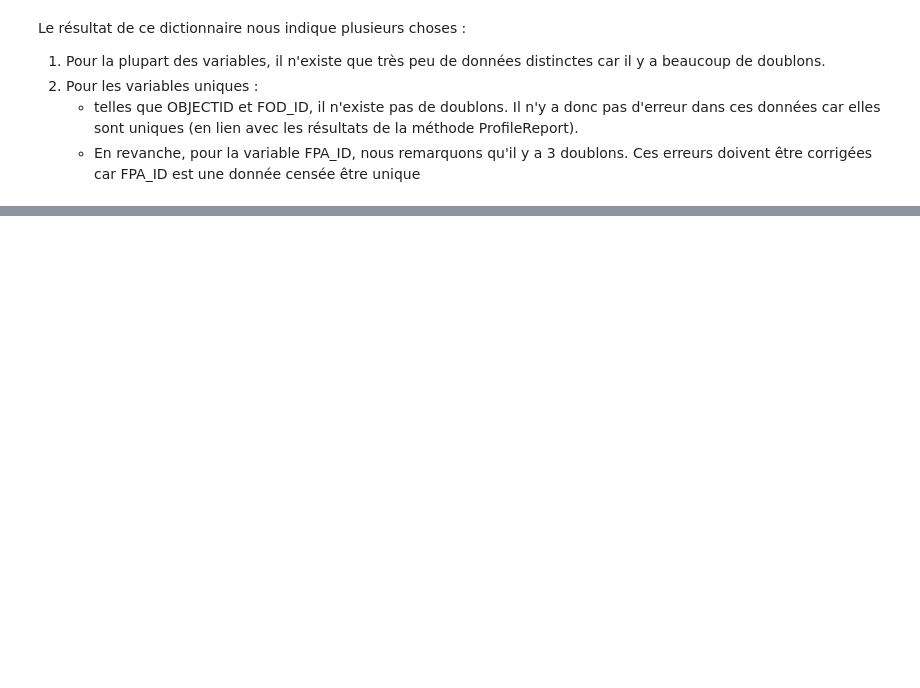
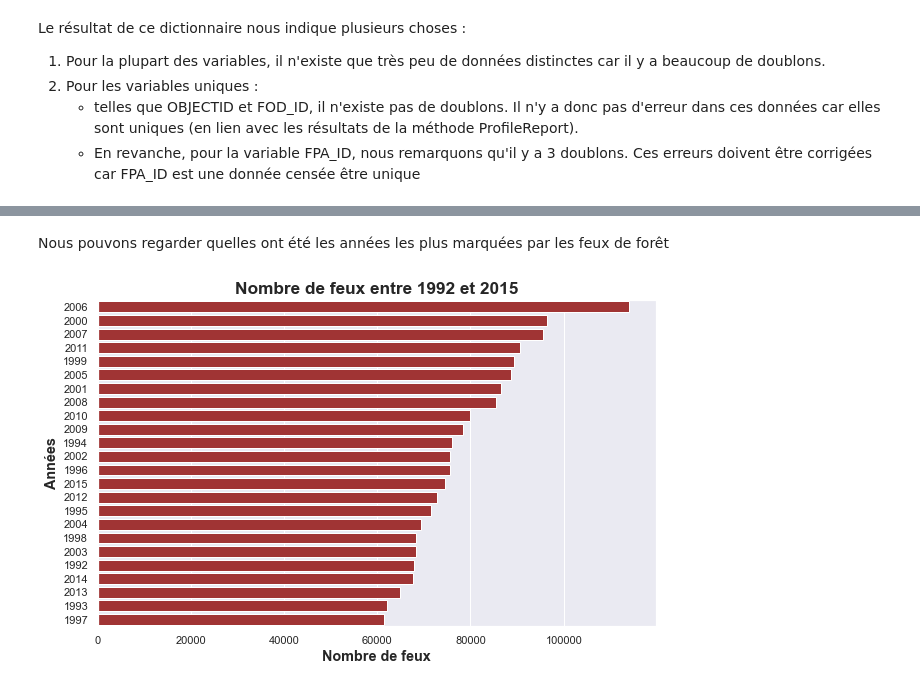
Before and after one commit to paulokmmf/Projet_DA_WILDFIRE, a Jupyter notebook: wildfire_USA.ipynb, the cells around one changed output, grey strips where cells are left out. Drawn from its saved outputs; the diff is of its cells as text; code cells hidden in the pictures; blank space fills up the shorter version.

```diff
--- a/wildfire_USA.ipynb
+++ b/wildfire_USA.ipynb
@@ -642,0 +643,12 @@ Nous pouvons avoir une idée de la couverture géographique des données en tra
+# %% [markdown]
+Nous pouvons regarder quelles ont été les années les plus marquées par les feux de forêt
+# %%
+# Création d'un graphique en barre pour connaitre le nombre de feux par années entre 1992 et 2015
+sns.set({"figure.figsize":(10, 6)})
+sns.countplot(y='FIRE_YEAR', data = fires, order= fires['FIRE_YEAR'].value_counts().index, color = 'firebrick')
+plt.xlabel('Nombre de feux', fontweight = 'bold', fontsize = 'large')
+plt.ylabel('Années', fontweight = 'bold', fontsize = 'large')
+plt.title('Nombre de feux entre 1992 et 2015', fontsize = 'x-large', fontweight = 'bold')
+plt.show()
+# %% [output]
+[figure, added]
```
Also changed, not shown: parts of 82 cells of this notebook.
